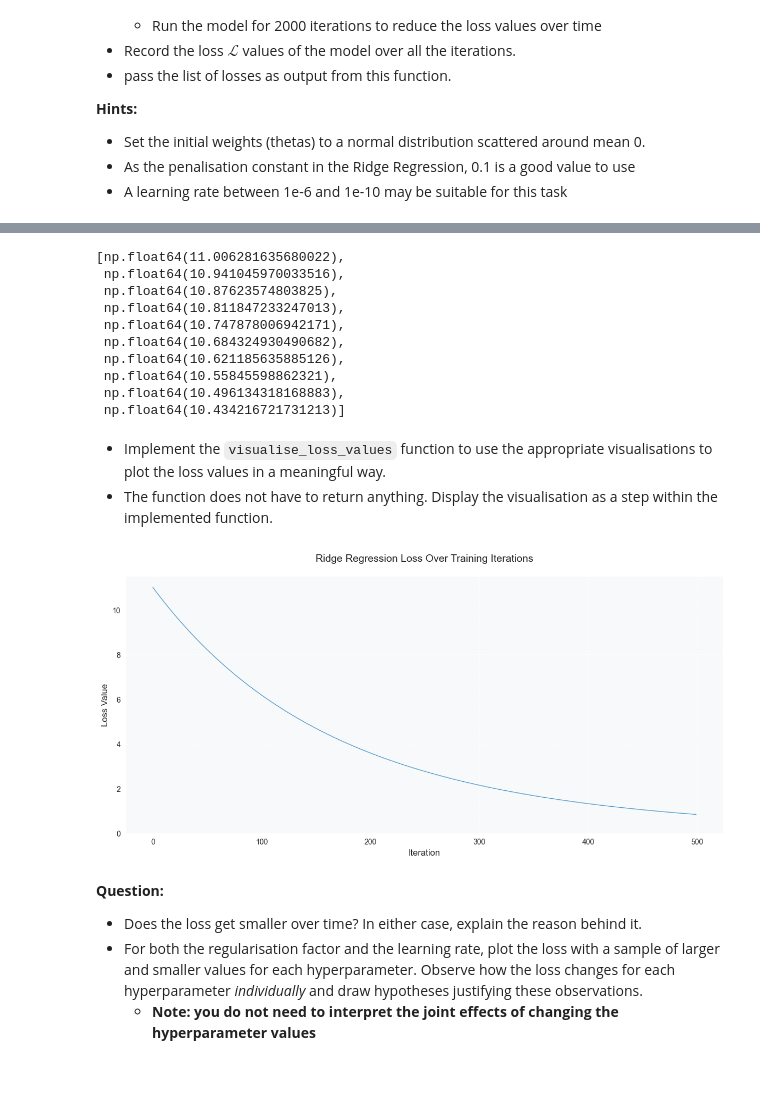
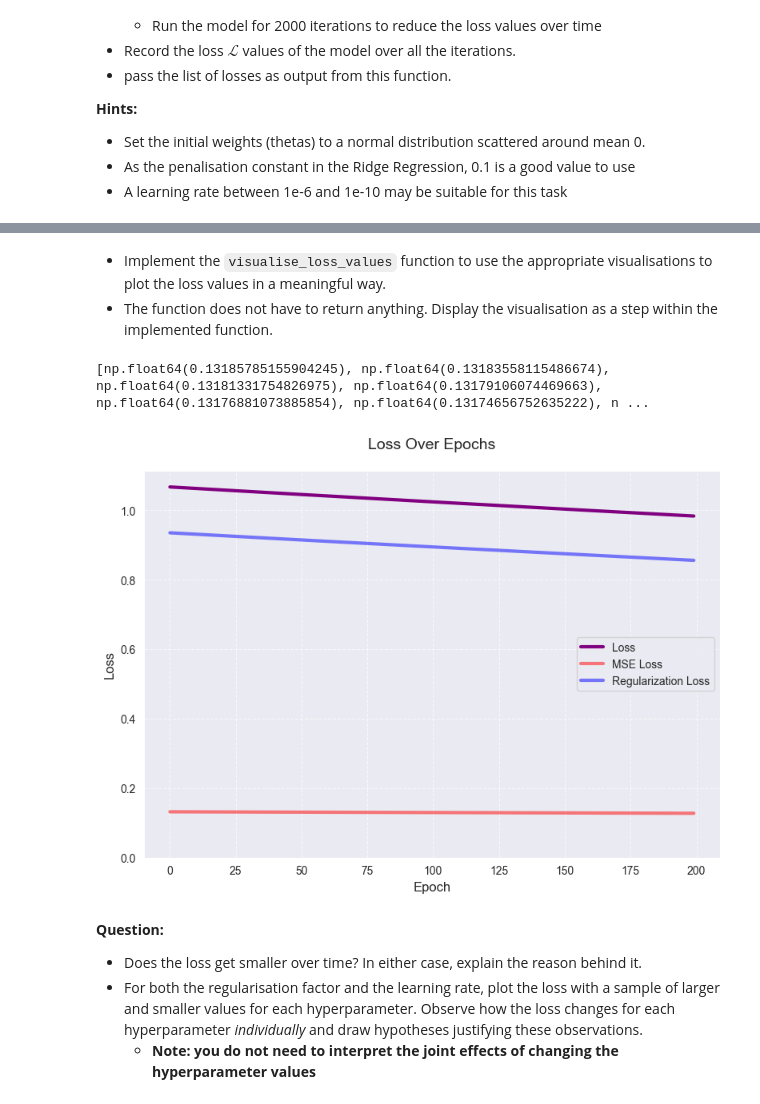
Before and after one commit to the-rich-piana/COMP0186_Foundations_AI, a Jupyter notebook: Coursework 1/assignment_COMP0186.ipynb, the cells around one changed output, grey strips where cells are left out. Drawn from its saved outputs; the diff is of its cells as text; code cells hidden in the pictures; blank space fills up the shorter version.

```diff
--- a/Coursework 1/assignment_COMP0186.ipynb
+++ b/Coursework 1/assignment_COMP0186.ipynb
@@ -1192,11 +1220,10 @@ def train_entire_model(X_, y_, hyperparams: dict):
 # %%
 X_, y_ = X_, y_ # Reusing data structures from before
-
 hyperparameters = {
-    "iterations": 500,
+    "iterations": 200,
     "lambda": 0.1,
     "learning_rate": 1e-7
 }
 
-losses = train_entire_model(X_, y_, hyperparameters)
+loss_values = train_entire_model(X_, y_, hyperparameters)
 # %% [output]
@@ -1220,16 +1247,3 @@ losses = train_entire_model(X_, y_, hyperparameters)
-# %%
-losses[0:10]
-# %% [output]
-[np.float64(11.006281635680022),
- np.float64(10.941045970033516),
- np.float64(10.87623574803825),
- np.float64(10.811847233247013),
- np.float64(10.747878006942171),
- np.float64(10.684324930490682),
- np.float64(10.621185635885126),
- np.float64(10.55845598862321),
- np.float64(10.496134318168883),
- np.float64(10.434216721731213)]
 # %% [markdown]
 - Implement the `visualise_loss_values` function to use the appropriate visualisations to plot the loss values in a meaningful way.
 - The function does not have to return anything. Display the visualisation as a step within the implemented function.
@@ -1243,29 +1257,46 @@ def visualise_loss_values(loss_values):
                             and values are the loss values.
     """
     sns.set_style('darkgrid')
-    plt.figure(figsize=(12, 6))
+    plt.figure(figsize=(8, 6), dpi=100)
     sns.lineplot(
-        data=loss_values,
-        linewidth=1,
-        color='#2E86C1',
-        alpha=0.8
+        data=loss_values['losses'],
+        linewidth=3,
+        color='purple',
+        label='Loss'
     )
-    plt.title('Ridge Regression Loss Over Training Iterations',
+    sns.lineplot(
+        data=loss_values['mse_losses'],
+        linewidth=3,
+        color='red',
+        label='MSE Loss',
+        alpha=0.5
+    )
+    print(loss_values['mse_losses'])
+    sns.lineplot(
+        data=loss_values['reg_losses'],
+        linewidth=3,
+        color='blue',
+        label='Regularization Loss',
+        alpha=0.5
+
+    )
+    plt.title('Loss Over Epochs',
              fontsize=14,
              pad=20)
-    plt.xlabel('Iteration', fontsize=12)
-    plt.ylabel('Loss Value', fontsize=12)
+    plt.xlabel('Epoch', fontsize=12)
+    plt.ylabel('Loss', fontsize=12)
     plt.grid(True, linestyle='--', alpha=0.7)
     plt.ylim(bottom=0)
     plt.tick_params(labelsize=10)
+    plt.legend(fontsize=10)
 
-    plt.gca().set_facecolor('#f8f9fa')
     plt.tight_layout()
     plt.show()
 # %%
-visualise_loss_values(losses)
+visualise_loss_values(loss_values)
 # %% [output]
+[np.float64(0.13185785155904245), np.float64(0.13183558115486674), np.float64(0.13181331754826975), np.float64(0.13179106074469663), np.float64(0.13176881073885854), np.float64(0.13174656752635222), n ...
-[figure, old version]
+[figure, new version]
 # %% [markdown]
 **Question:**
 - Does the loss get smaller over time? In either case, explain the reason behind it.
```
Also changed, not shown: parts of 43 cells of this notebook.
